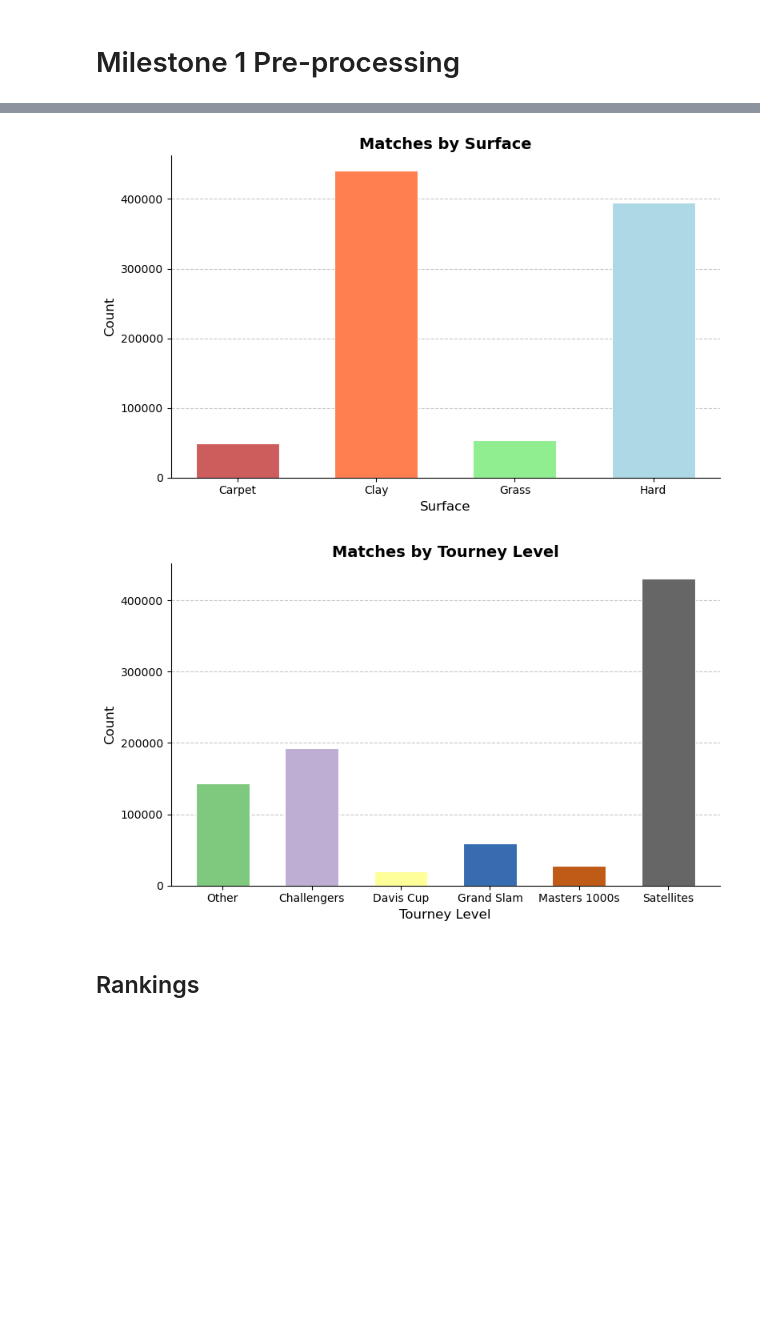
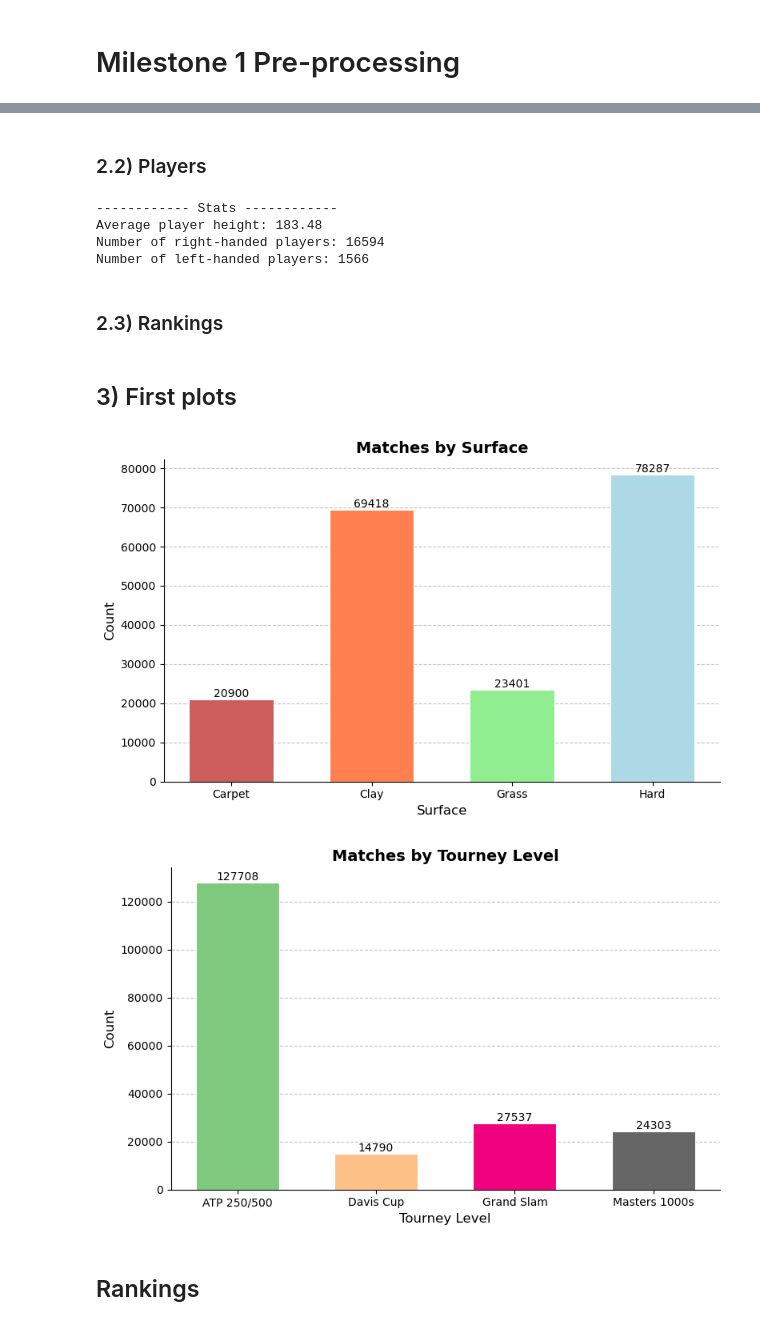
Before and after one commit to com-480-data-visualization/nadal-prime, a Jupyter notebook: M1_preprocessing.ipynb, the cells around one changed output, grey strips where cells are left out. Cells and saved outputs as stored; diff of their text form; code cells hidden in the pictures; blank space fills up the shorter version.

```diff
--- a/M1_preprocessing.ipynb
+++ b/M1_preprocessing.ipynb
@@ -13,10 +42,10 @@ import seaborn as sns
 # %%
-files = glob.glob('datasets/tennis_atp/atp_matches_*.csv')
+# ATP Tour Matches
+files = [f for f in glob.glob('datasets/tennis_atp/atp_matches_*.csv')
+         if re.search(r'atp_matches_\d{4}\.csv$', f)]
 
-df = pd.concat(
+df_atp_matches = pd.concat(
     [pd.read_csv(f, parse_dates=['tourney_date'], date_format="%Y%m%d") for f in files],
     ignore_index=True)
 
-df['tourney_date'] = pd.to_datetime(df['tourney_date'], errors='coerce')
-
-df.head()
+df_atp_matches['tourney_date'] = pd.to_datetime(df_atp_matches['tourney_date'], errors='coerce')
@@ -56,5 +145,21 @@ Average duration of a match: 100.27 min
+# %% [markdown]
+### 2.2) Players
+# %%
+print('------------ Stats ------------')
+print(f"Average player height: {df_players['height'].mean():.2f}")
+print(f"Number of right-handed players: {len(df_players[df_players['hand']=='R'])}")
+print(f"Number of left-handed players: {len(df_players[df_players['hand']=='L'])}")
+# %% [output]
+------------ Stats ------------
+Average player height: 183.48
+Number of right-handed players: 16594
+Number of left-handed players: 1566
+# %% [markdown]
+### 2.3) Rankings
+# %% [markdown]
+## 3) First plots
 # %%
-df_surfaces = df.groupby('surface').size().reset_index(name='count')
+df_surfaces = df_atp_matches.groupby('surface').size().reset_index(name='count')
 df_surfaces = df_surfaces[df_surfaces['surface'].isin(['Clay', 'Hard', 'Grass', 'Carpet'])]
 
 fig, ax = plt.subplots(figsize=(8, 5))
@@ -69,6 +174,14 @@ ax.bar(
     linewidth=0.8,
     width=0.6
 )
+for bar in ax.patches:
+    ax.text(
+        bar.get_x() + bar.get_width() / 2,
+        bar.get_height() + 5,
+        int(bar.get_height()),
+        ha='center', va='bottom',
+        fontsize=10
+    )
 
 ax.set_xlabel('Surface', fontsize=12)
 ax.set_ylabel('Count', fontsize=12)
@@ -81,47 +194,53 @@ ax.set_axisbelow(True)
 plt.tight_layout()
 plt.show()
 # %% [output]
-[figure, old version]
+[figure, new version]
 # %%
-df_tourney_level = df.groupby('tourney_level').size().reset_index(name='count')
+df_tourney_level = df_atp_matches.groupby('tourney_level').size().reset_index(name='count')
 df_tourney_level = df_tourney_level[df_tourney_level['tourney_level'].isin(['S','C','A','G','M','D'])]
 
 level_names = {
-    'S': 'Satellites',
-    'C': 'Challengers',
-    'A': 'Other',
+    'A': 'ATP 250/500',
     'G': 'Grand Slam',
     'M': 'Masters 1000s',
     'D': 'Davis Cup'
 }
 
 df_tourney_level['tourney_level'] = df_tourney_level['tourney_level'].map(level_names)
 
 fig, ax = plt.subplots(figsize=(8, 5))
 
 cmap = cm.get_cmap('Accent', len(df_tourney_level))
 colors = [cmap(i) for i in range(len(df_tourney_level))]
 
 ax.bar(
     df_tourney_level['tourney_level'],
     df_tourney_level['count'],
     color=colors,
     edgecolor='white',
     linewidth=0.8,
     width=0.6
 )
+for bar in ax.patches:
+    ax.text(
+        bar.get_x() + bar.get_width() / 2,
+        bar.get_height() + 5,
+        int(bar.get_height()),
+        ha='center', va='bottom',
+        fontsize=10
+    )
 
 ax.set_xlabel('Tourney Level', fontsize=12)
 ax.set_ylabel('Count', fontsize=12)
 ax.set_title('Matches by Tourney Level', fontsize=14, fontweight='bold')
 
 ax.spines[['top', 'right']].set_visible(False)
 ax.yaxis.grid(True, linestyle='--', alpha=0.7)
 ax.set_axisbelow(True)
 
 plt.tight_layout()
 plt.show()
 # %% [output]
-[figure, old version]
+[figure, new version]
 # %% [markdown]
 ## Rankings
```
Also changed, not shown: parts of 19 cells of this notebook.
